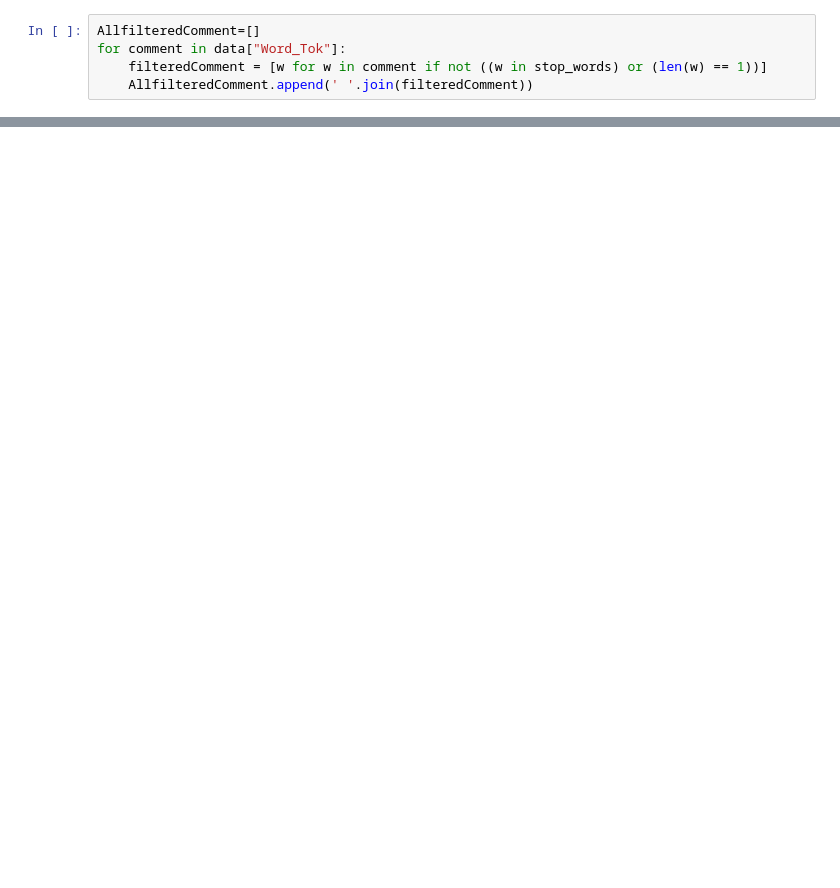
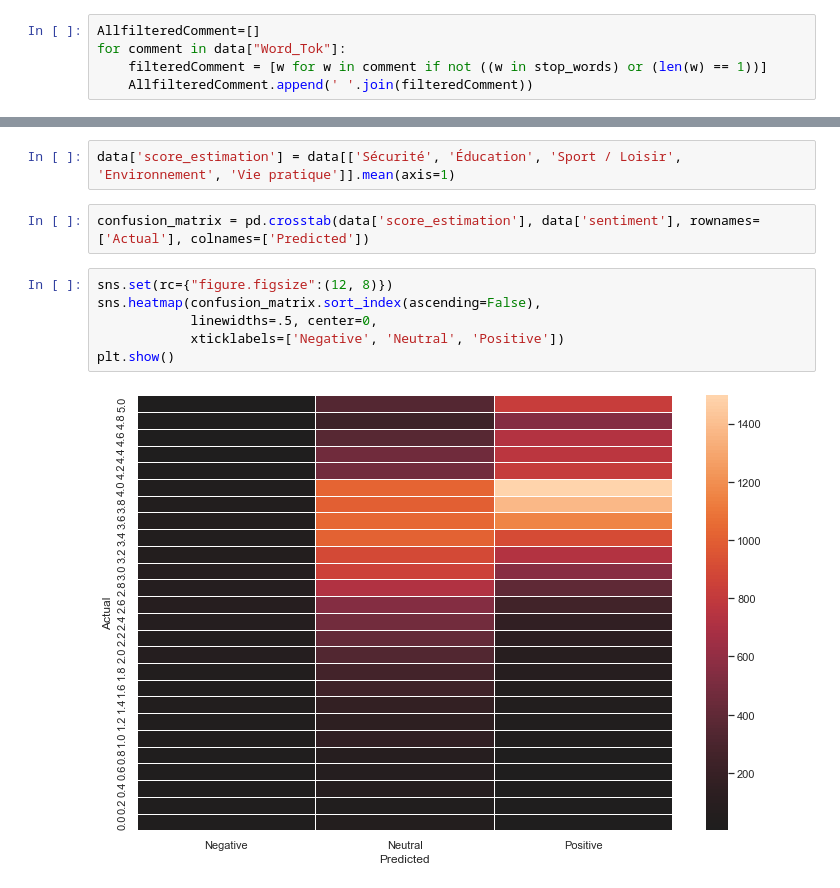
Before and after one commit to florent-haffner/ml_meilleures_communes, a Jupyter notebook: src/proto/NLP - textBlob + Spacy - Sentiment analysis.ipynb, the cells around one changed output, grey strips where cells are left out. Cells and saved outputs as stored; diff of their text form; blank space fills up the shorter version.

```diff
--- a/src/proto/NLP - textBlob + Spacy - Sentiment analysis.ipynb
+++ b/src/proto/NLP - textBlob + Spacy - Sentiment analysis.ipynb
@@ -199,0 +245,12 @@ data.head()
+# %%
+data['score_estimation'] = data[['Sécurité', 'Éducation', 'Sport / Loisir', 'Environnement', 'Vie pratique']].mean(axis=1)
+# %%
+confusion_matrix = pd.crosstab(data['score_estimation'], data['sentiment'], rownames=['Actual'], colnames=['Predicted'])
+# %%
+sns.set(rc={"figure.figsize":(12, 8)})
+sns.heatmap(confusion_matrix.sort_index(ascending=False),
+            linewidths=.5, center=0,
+            xticklabels=['Negative', 'Neutral', 'Positive'])
+plt.show()
+# %% [output]
+[figure, added]
```
Also changed, not shown: parts of 24 cells of this notebook, 1 other file.
